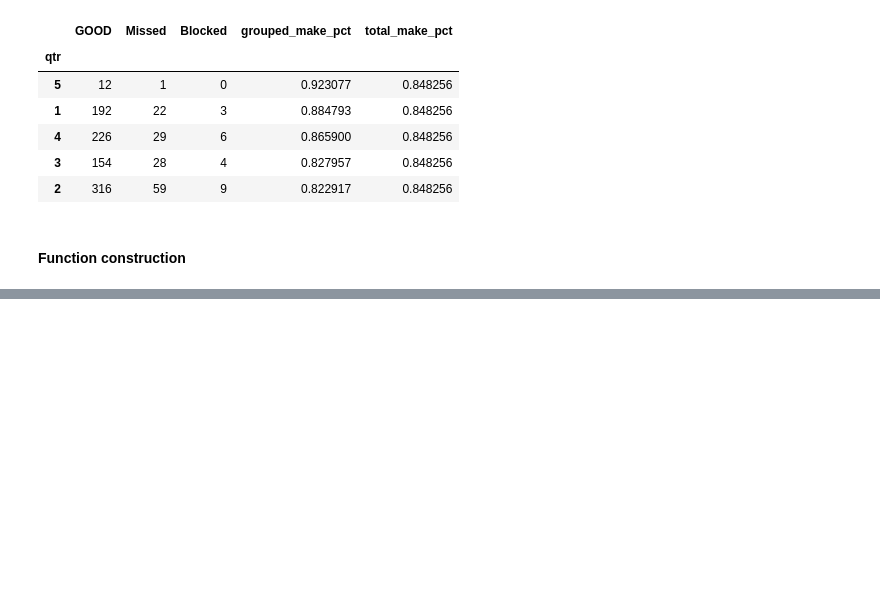
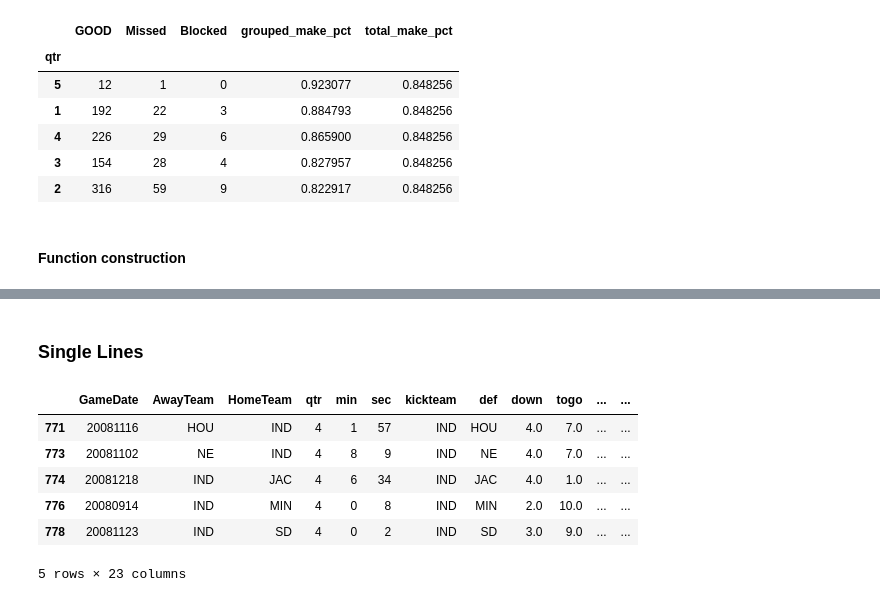
Before and after one commit to benberinsky/DS-3021, a Jupyter notebook: labs/pandas_lab_assignment1.ipynb, the cells around one changed output, grey strips where cells are left out. Saved outputs shown, nothing was run; the diff lists cells and outputs as text; code cells hidden in the pictures; blank space fills up the shorter version.

```diff
--- a/labs/pandas_lab_assignment1.ipynb
+++ b/labs/pandas_lab_assignment1.ipynb
@@ -138,0 +158,19 @@ fg_pct_qrts(nfl_data)
+# %% [markdown]
+### Single Lines
+# %%
+#  Read in data again, make offensive score and defensive score numeric so we can perform operations
+nfl_data = pd.read_csv("../data/nfl2008_fga.csv")
+nfl_data['offscore'] = pd.to_numeric(nfl_data['offscore'])
+nfl_data['defscore'] = pd.to_numeric(nfl_data['defscore'])
+# %%
+# Define clutch situations as games in the fourth quarter and within 3 points
+clutch = nfl_data[(abs(nfl_data['offscore'] - nfl_data['defscore']) <= 3) & ((nfl_data['qtr'] == 4) | (nfl_data['qtr'] == 5))]
+clutch.head()
+# %% [output]
+|  | GameDate | AwayTeam | HomeTeam | qtr | min | sec | kickteam | def | down | togo | ... | ... |
+| 771 | 20081116 | HOU | IND | 4 | 1 | 57 | IND | HOU | 4.0 | 7.0 | ... | ... |
+| 773 | 20081102 | NE | IND | 4 | 8 | 9 | IND | NE | 4.0 | 7.0 | ... | ... |
+| 774 | 20081218 | IND | JAC | 4 | 6 | 34 | IND | JAC | 4.0 | 1.0 | ... | ... |
+| 776 | 20080914 | IND | MIN | 4 | 0 | 8 | IND | MIN | 2.0 | 10.0 | ... | ... |
+| 778 | 20081123 | IND | SD | 4 | 0 | 2 | IND | SD | 3.0 | 9.0 | ... | ... |
+5 rows × 23 columns
```
Also changed, not shown: parts of 38 cells of this notebook, 19 other files.
